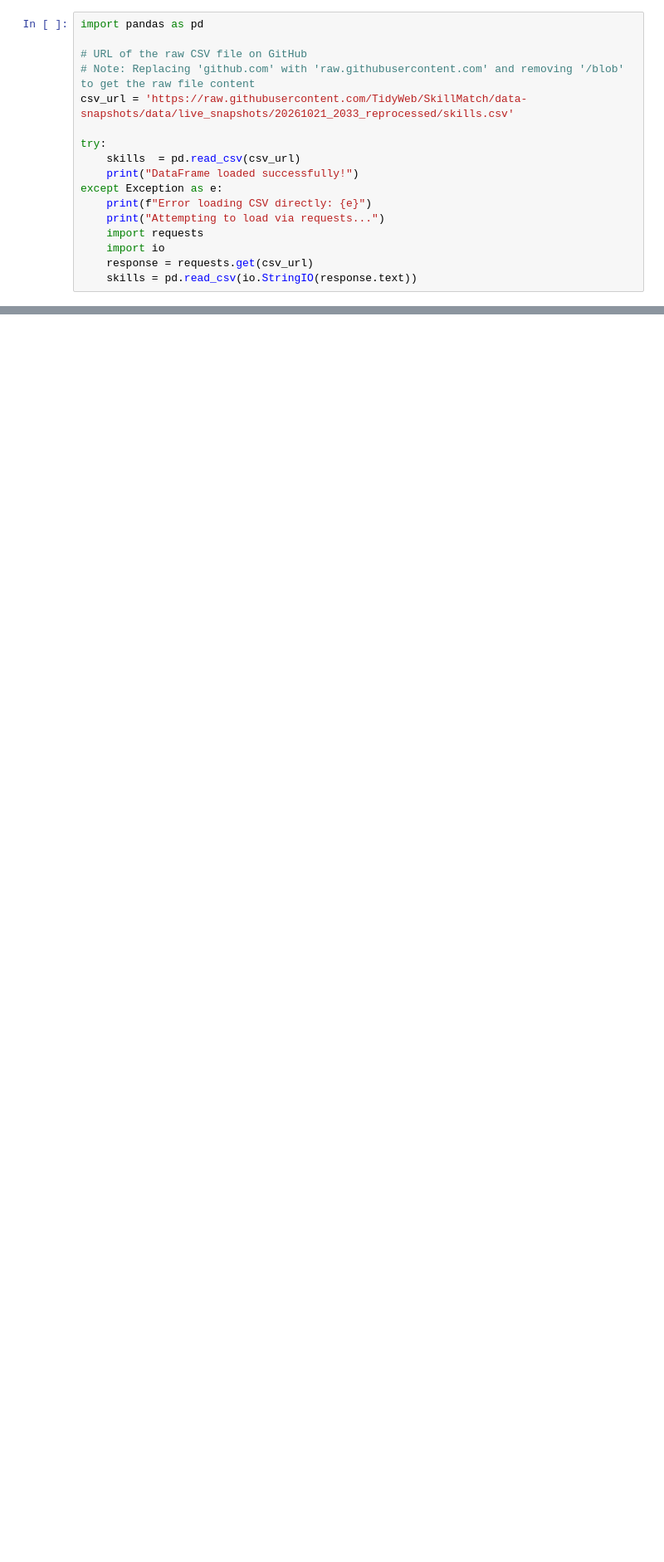
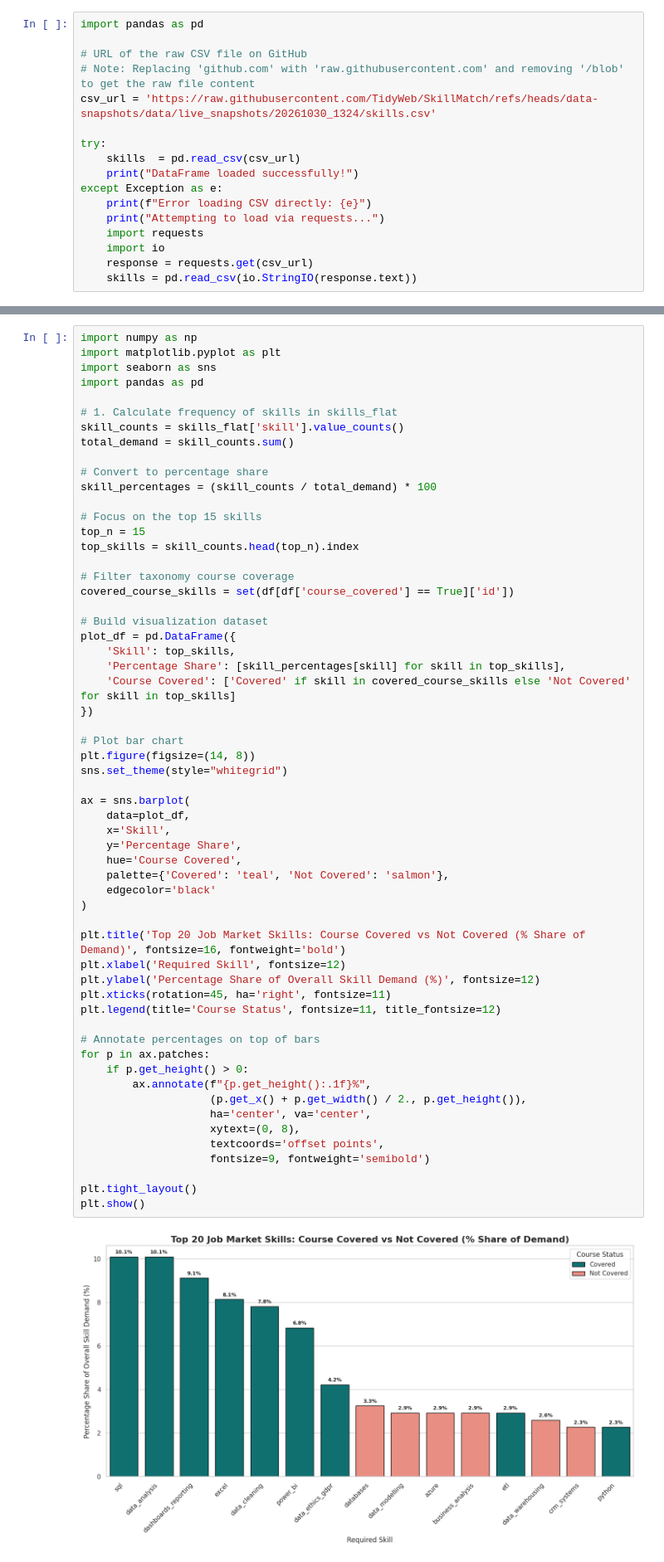
Before and after one commit to TidyWeb/SkillMatch, a Jupyter notebook: John's Folder/Data_Analyst_Workbook.ipynb, the cells around one changed output, grey strips where cells are left out. Shown at 83% size. Drawn from its saved outputs; the diff is of its cells as text; blank space fills up the shorter version.

```diff
--- a/John's Folder/Data_Analyst_Workbook.ipynb
+++ b/John's Folder/Data_Analyst_Workbook.ipynb
@@ -3,7 +3,7 @@ import pandas as pd
 
 # URL of the raw CSV file on GitHub
 # Note: Replacing 'github.com' with 'raw.githubusercontent.com' and removing '/blob' to get the raw file content
-csv_url = 'https://raw.githubusercontent.com/TidyWeb/SkillMatch/data-snapshots/data/live_snapshots/20261021_2033_reprocessed/skills.csv'
+csv_url = 'https://raw.githubusercontent.com/TidyWeb/SkillMatch/refs/heads/data-snapshots/data/live_snapshots/20261030_1324/skills.csv'
 
 try:
     skills  = pd.read_csv(csv_url)
@@ -72,3 +236,63 @@ plt.show()
+# %%
+import numpy as np
+import matplotlib.pyplot as plt
+import seaborn as sns
+import pandas as pd
+
+# 1. Calculate frequency of skills in skills_flat
+skill_counts = skills_flat['skill'].value_counts()
+total_demand = skill_counts.sum()
+
+# Convert to percentage share
+skill_percentages = (skill_counts / total_demand) * 100
+
+# Focus on the top 15 skills
+top_n = 15
+top_skills = skill_counts.head(top_n).index
+
+# Filter taxonomy course coverage
+covered_course_skills = set(df[df['course_covered'] == True]['id'])
+
+# Build visualization dataset
+plot_df = pd.DataFrame({
+    'Skill': top_skills,
+    'Percentage Share': [skill_percentages[skill] for skill in top_skills],
+    'Course Covered': ['Covered' if skill in covered_course_skills else 'Not Covered' for skill in top_skills]
+})
+
+# Plot bar chart
+plt.figure(figsize=(14, 8))
+sns.set_theme(style="whitegrid")
+
+ax = sns.barplot(
+    data=plot_df,
+    x='Skill',
+    y='Percentage Share',
+    hue='Course Covered',
+    palette={'Covered': 'teal', 'Not Covered': 'salmon'},
+    edgecolor='black'
+)
+
+plt.title('Top 20 Job Market Skills: Course Covered vs Not Covered (% Share of Demand)', fontsize=16, fontweight='bold')
+plt.xlabel('Required Skill', fontsize=12)
+plt.ylabel('Percentage Share of Overall Skill Demand (%)', fontsize=12)
+plt.xticks(rotation=45, ha='right', fontsize=11)
+plt.legend(title='Course Status', fontsize=11, title_fontsize=12)
+
+# Annotate percentages on top of bars
+for p in ax.patches:
+    if p.get_height() > 0:
+        ax.annotate(f"{p.get_height():.1f}%",
+                    (p.get_x() + p.get_width() / 2., p.get_height()),
+                    ha='center', va='center',
+                    xytext=(0, 8),
+                    textcoords='offset points',
+                    fontsize=9, fontweight='semibold')
+
+plt.tight_layout()
+plt.show()
+# %% [output]
+[figure, added]
 # %%
 import matplotlib.pyplot as plt
 
```
Also changed, not shown: parts of 16 cells of this notebook, 1 other file.
